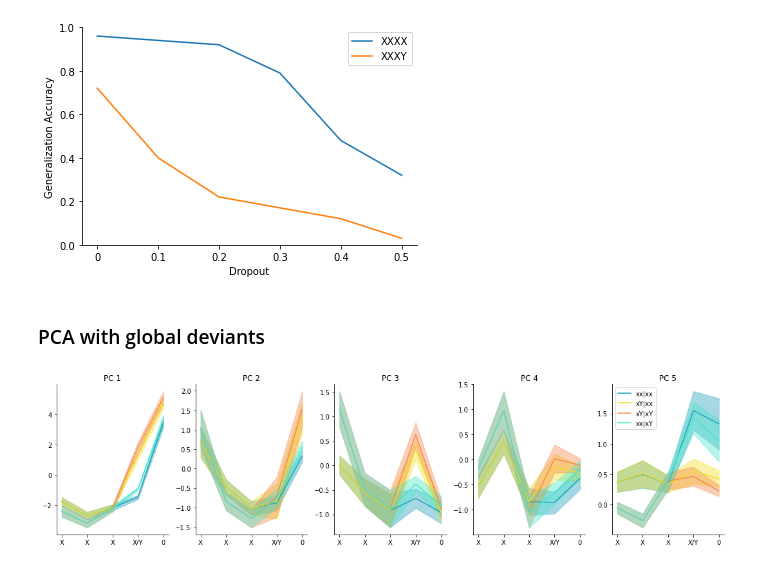
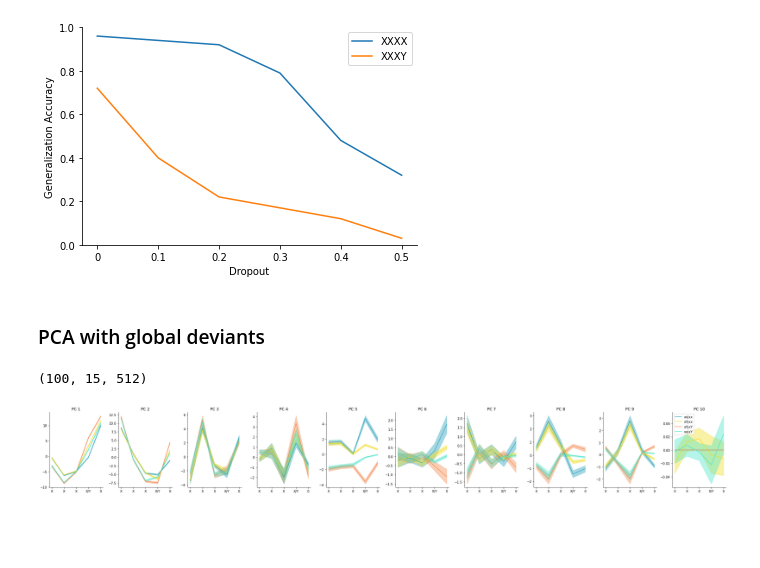
Before and after one commit to mebellet/RNNlocalglobal, a Jupyter notebook: RNN-Generalization.ipynb, the cells around one changed output. Saved outputs shown, nothing was run; the diff lists cells and outputs as text; code cells hidden in the pictures; blank space fills up the shorter version.

```diff
--- a/RNN-Generalization.ipynb
+++ b/RNN-Generalization.ipynb
@@ -960,28 +985,59 @@ for i in range(ntrials):
+# %%
+Hidden[0].shape
+# %% [output]
+(100, 15, 512)
+# %%
+n_comp = 10
+
+# get all hidden activations from the different sequences
+n_pos = 5 # until this item position
+AllHidden = np.zeros((pairs.shape[0],Nseq,n_pos,n_hidden))
+Proj = []
+for s in range(Nseq):
+    AllHidden[:,s,:] = Hidden[s][:,:n_pos,:]
+    Proj.append(np.zeros((pairs.shape[0],Hidden[s].shape[1],n_comp))) # pre-allocate
+# reshape for PCA
+AllHidden = np.reshape(AllHidden,(pairs.shape[0],Nseq*n_pos,n_hidden))
+
+Varexp = np.zeros((pairs.shape[0],n_comp))
+PCs = np.zeros((pairs.shape[0],n_comp,n_hidden))
+# perform one PC for every pair
+for i in range(pairs.shape[0]):
+    hidden = AllHidden[i,:]
+    principal = PCA(n_components = n_comp)
+    principal.fit(hidden)
+    # project
+    for s in range(Nseq):
+        hidden = Hidden[s][i,:]
+        x = principal.transform(hidden)
+        Proj[s][i,:,:] = x
+    Varexp[i,:]  = principal.explained_variance_ratio_
+    PCs[i,:,:] = principal.components_
 # %%
 # visualize global standards and errors
 ticks = ['X','X','X','X/Y','0']
 colors = [['#229eba','#f2dd20'], # xx block
          ['#f4884d','#48e5ca']] # xY block
 labels = [['xx|xx','xY|xx'],['xY|xY','xx|xY']]
 
-plot_comp = 5
+plot_comp = 10
 fig,ax = plt.subplots(1,plot_comp,figsize=(plot_comp*3,4))
 for c in range(plot_comp):
-    for i in range(2):
+    for s in range(2):
         for j in range(2):
-            m = np.mean(Proj[:,i,j*5:(j+1)*5,c],0)
-            sem = np.std(Proj[:,i,j*5:(j+1)*5,c],0)/np.sqrt(ntrials)
-            ax[c].plot(np.arange(5),m,color=colors[i][j],label=labels[i][j])
-            ax[c].fill_between(np.arange(5),m-sem,m+sem,color=colors[i][j],alpha=.4)
+            m = np.mean(Proj[s][:,j*5:(j+1)*5,c],0)
+            sem = np.std(Proj[s][:,j*5:(j+1)*5,c],0)/np.sqrt(pairs.shape[0])
+            ax[c].plot(np.arange(5),m,color=colors[s][j],label=labels[s][j])
+            ax[c].fill_between(np.arange(5),m-sem,m+sem,color=colors[s][j],alpha=.4)
     ax[c].set_xticks(np.arange(5))
     ax[c].set_xticklabels(ticks)
     ax[c].set_title('PC %s'%(c+1))
     ax[c].spines['top'].set_visible(False)
     ax[c].spines['right'].set_visible(False)
 plt.tight_layout()
 plt.legend()
 #plt.savefig('NIP_PCA_Trialtypes.pdf')
 #plt.savefig('NIP_PCA_Trialtypes.png')
 plt.show()
 # %% [output]
-[figure, old version]
+[figure, new version]
```
Also changed, not shown: parts of 13 cells of this notebook.
